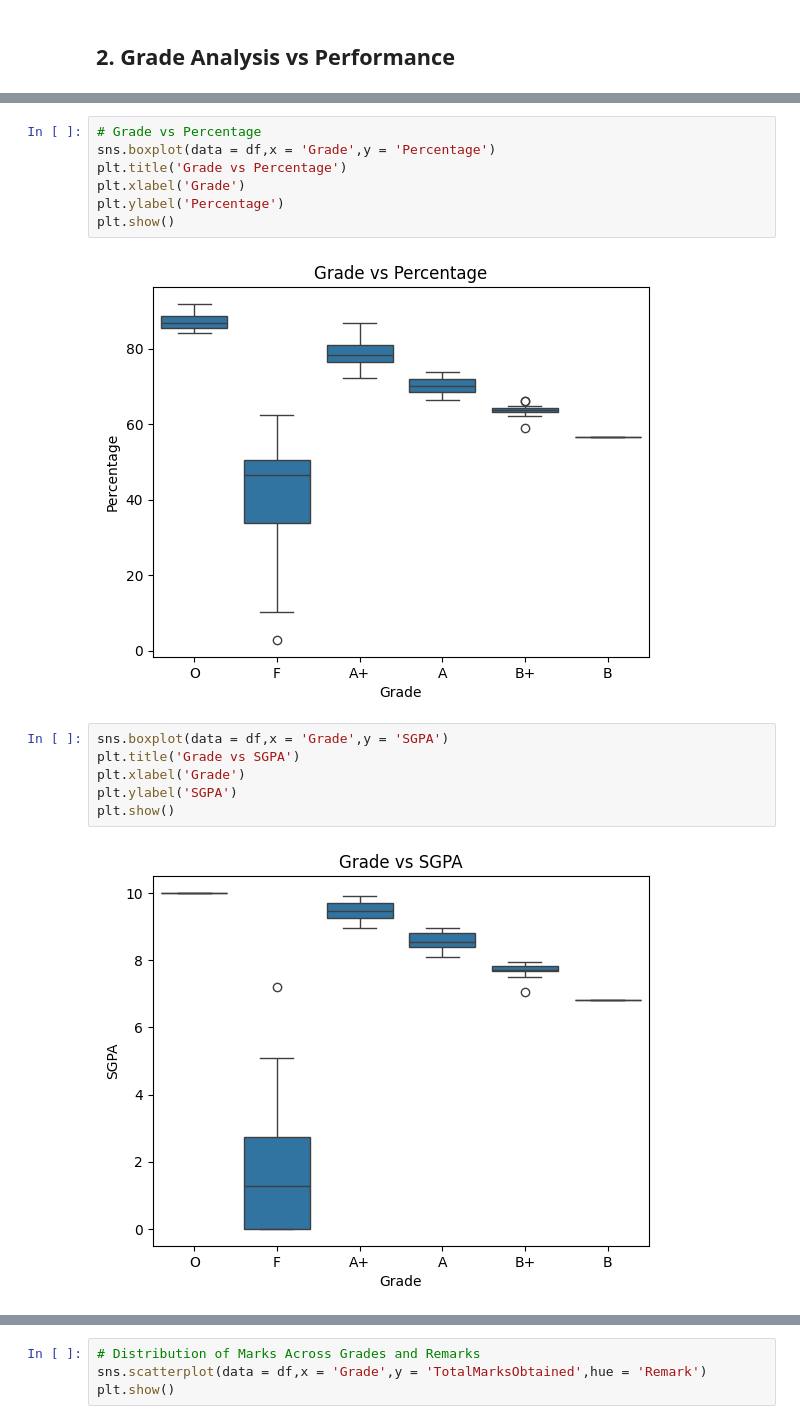
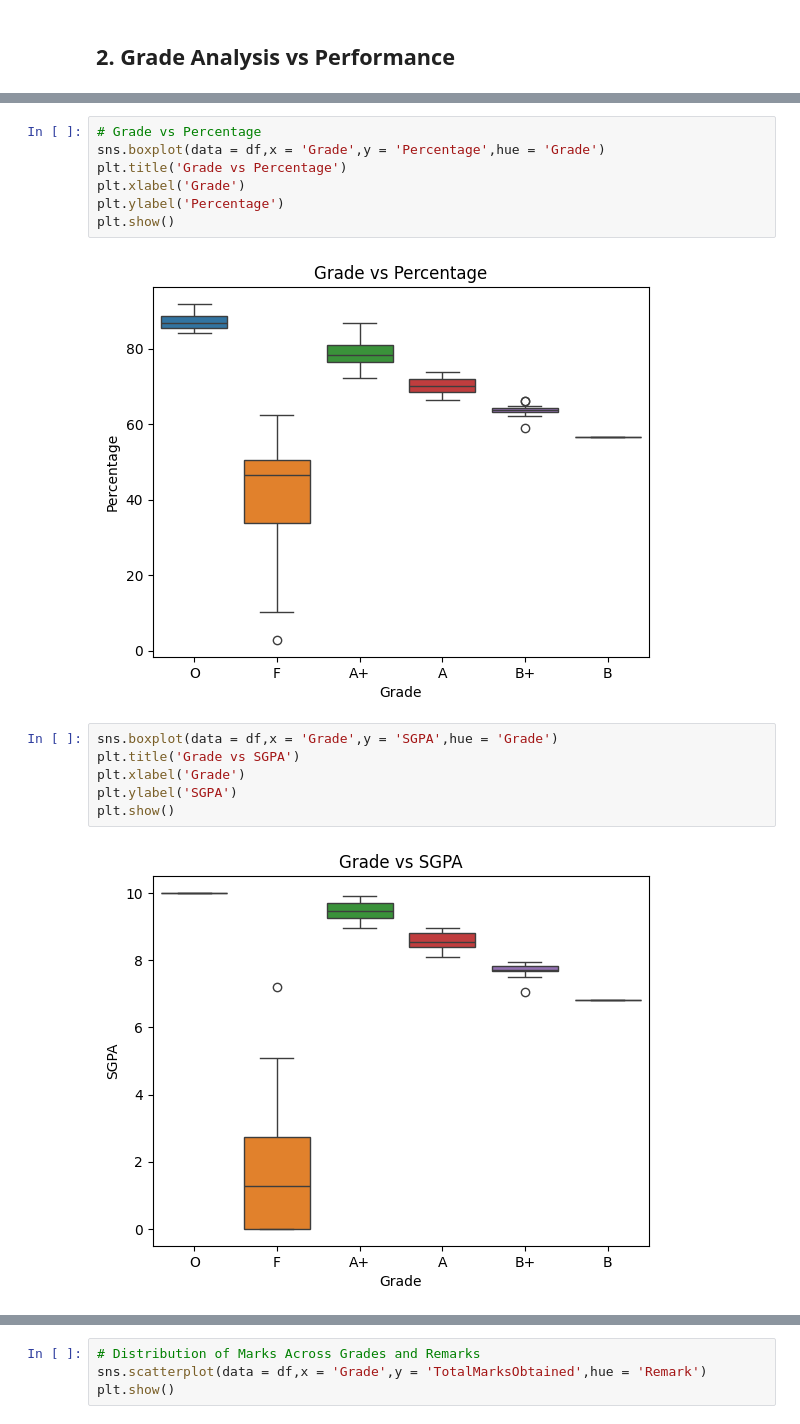
Before and after one commit to Vivek02Sharma/Student-Performance-Analysis-and-Prediction, a Jupyter notebook: notebooks/01_data_exploration.ipynb, the cells around one changed output, grey strips where cells are left out. Drawn from its saved outputs; the diff is of its cells as text.

```diff
--- a/notebooks/01_data_exploration.ipynb
+++ b/notebooks/01_data_exploration.ipynb
@@ -318,17 +318,17 @@ plt.show()
 # %%
 # Grade vs Percentage
-sns.boxplot(data = df,x = 'Grade',y = 'Percentage')
+sns.boxplot(data = df,x = 'Grade',y = 'Percentage',hue = 'Grade')
 plt.title('Grade vs Percentage')
 plt.xlabel('Grade')
 plt.ylabel('Percentage')
 plt.show()
 # %% [output]
-[figure, old version]
+[figure, new version]
 # %%
-sns.boxplot(data = df,x = 'Grade',y = 'SGPA')
+sns.boxplot(data = df,x = 'Grade',y = 'SGPA',hue = 'Grade')
 plt.title('Grade vs SGPA')
 plt.xlabel('Grade')
 plt.ylabel('SGPA')
 plt.show()
 # %% [output]
-[figure, old version]
+[figure, new version]
```
Also changed, not shown: parts of 15 cells of this notebook, 17 other files.
